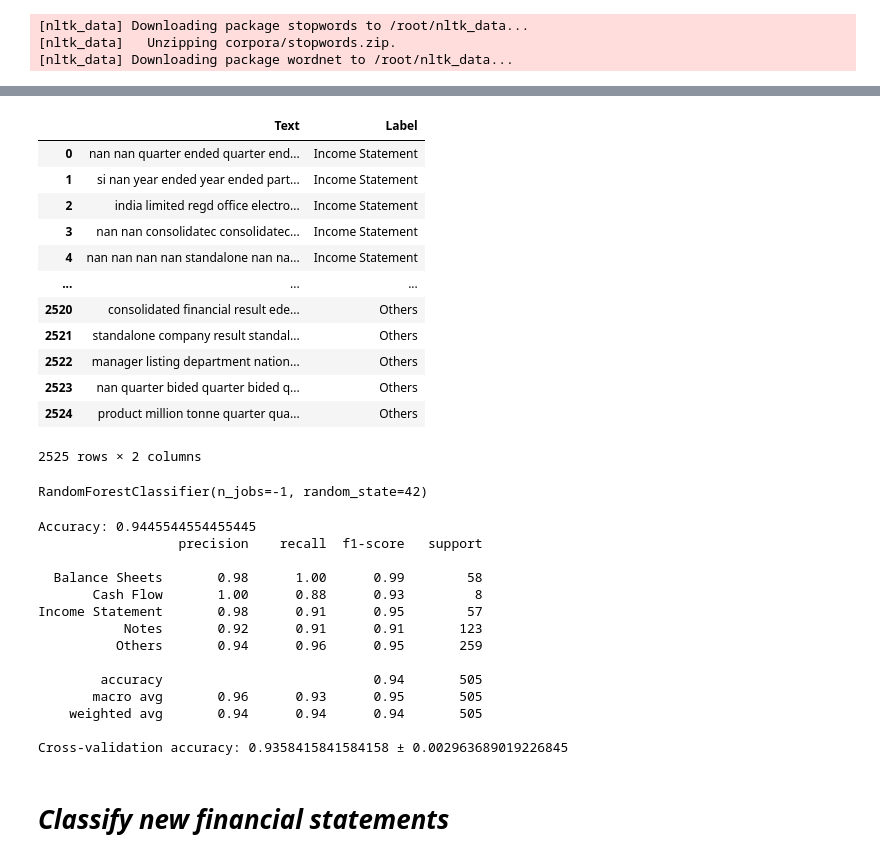
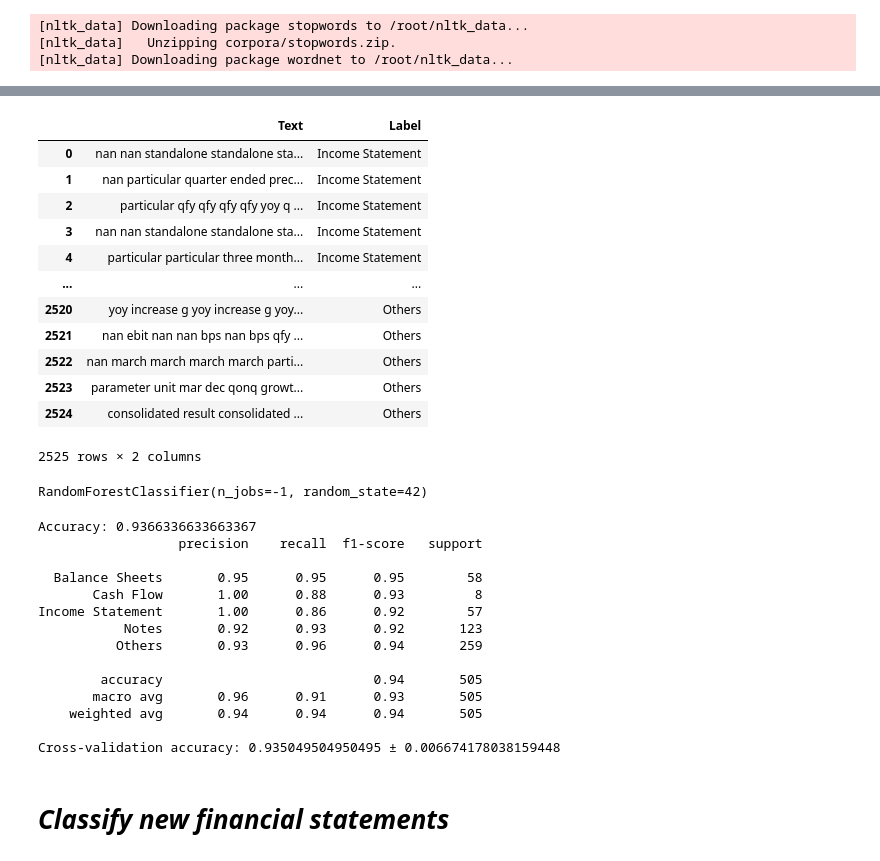
Before and after one commit to KarthikAlagarsamy/FinacPlus, a Jupyter notebook: Karthik_FinacPlus_Assignment.ipynb, the cells around one changed output, grey strips where cells are left out. Saved outputs shown, nothing was run; the diff lists cells and outputs as text; code cells hidden in the pictures.

```diff
--- a/Karthik_FinacPlus_Assignment.ipynb
+++ b/Karthik_FinacPlus_Assignment.ipynb
@@ -73,37 +73,38 @@ for category in categories:
                 soup = BeautifulSoup(file, 'html.parser')         # Parse HTML content
                 tables = soup.find_all('table')                   # Extract all tables in HTML file
 
-                for table in tables:                                  # Iterate over each table
-                    df = pd.read_html(str(table))[0]                  # Convert HTML table to DataFrame
-                    text = ' '.join(df.astype(str).values.flatten())  # Convert table to text
+                for table in tables:                                    # Iterate over each table
+                    dfs = pd.read_html(str(table))                      # Convert HTML table to DataFrame
+                    for df in dfs:                                      # Iterate over each DataFrame
+                      text = ' '.join(df.astype(str).values.flatten())  # Convert table to text
 
-                    # Clean the text
-                    text = re.sub(r'\d+|[^\w\s]', '', text)           # Remove digits and punctuation
-                    text = text.lower()                               # Convert text to lowercase
+                      # Clean the text
+                      text = re.sub(r'\d+|[^\w\s]', '', text)           # Remove digits and punctuation
+                      text = text.lower()                               # Convert text to lowercase
 
-                    words = text.split()                                                              # Split text into words
-                    words = [lemmatizer.lemmatize(word) for word in words if word not in stop_words]  # Remove stopwords and lemmatize
-                    cleaned_text = ' '.join(words)                                                    # Rejoin words into cleaned text
+                      words = text.split()                                                              # Split text into words
+                      words = [lemmatizer.lemmatize(word) for word in words if word not in stop_words]  # Remove stopwords and lemmatize
+                      cleaned_text = ' '.join(words)                                                    # Rejoin words into cleaned text
 
-                    data.append(cleaned_text)                       # Append cleaned text to data list
-                    labels.append(category)                         # Append category label to labels list
+                      data.append(cleaned_text)                       # Append cleaned text to data list
+                      labels.append(category)                         # Append category label to labels list
 # %%
 # Create DataFrame from data and labels
-df = pd.DataFrame({"Text": data, "Label": labels})
-df
+dataframe = pd.DataFrame({"Text": data, "Label": labels})
+dataframe
 # %% [output]
 |  | Text | Label |
-| 0 | nan nan quarter ended quarter end... | Income Statement |
-| 1 | si nan year ended year ended part... | Income Statement |
-| 2 | india limited regd office electro... | Income Statement |
-| 3 | nan nan consolidatec consolidatec... | Income Statement |
-| 4 | nan nan nan nan standalone nan na... | Income Statement |
+| 0 | nan nan standalone standalone sta... | Income Statement |
+| 1 | nan particular quarter ended prec... | Income Statement |
+| 2 | particular qfy qfy qfy qfy yoy q ... | Income Statement |
+| 3 | nan nan standalone standalone sta... | Income Statement |
+| 4 | particular particular three month... | Income Statement |
 | ... | ... | ... |
-| 2520 | consolidated financial result ede... | Others |
-| 2521 | standalone company result standal... | Others |
-| 2522 | manager listing department nation... | Others |
-| 2523 | nan quarter bided quarter bided q... | Others |
-| 2524 | product million tonne quarter qua... | Others |
+| 2520 | yoy increase g yoy increase g yoy... | Others |
+| 2521 | nan ebit nan nan bps nan bps qfy ... | Others |
+| 2522 | nan march march march march parti... | Others |
+| 2523 | parameter unit mar dec qonq growt... | Others |
+| 2524 | consolidated result consolidated ... | Others |
 2525 rows × 2 columns
 # %%
 # Vectorize the cleaned text data using TF-IDF
@@ -134,20 +135,20 @@ print(classification_report(y_test, y_pred))
 cv_scores = cross_val_score(classification, X, labels, cv=5)
 print(f'Cross-validation accuracy: {cv_scores.mean()} ± {cv_scores.std()}')
 # %% [output]
-Accuracy: 0.9445544554455445
+Accuracy: 0.9366336633663367
                   precision    recall  f1-score   support
 
-  Balance Sheets       0.98      1.00      0.99        58
+  Balance Sheets       0.95      0.95      0.95        58
        Cash Flow       1.00      0.88      0.93         8
-Income Statement       0.98      0.91      0.95        57
-           Notes       0.92      0.91      0.91       123
-          Others       0.94      0.96      0.95       259
+Income Statement       1.00      0.86      0.92        57
+           Notes       0.92      0.93      0.92       123
+          Others       0.93      0.96      0.94       259
 
         accuracy                           0.94       505
-       macro avg       0.96      0.93      0.95       505
+       macro avg       0.96      0.91      0.93       505
     weighted avg       0.94      0.94      0.94       505
 
-Cross-validation accuracy: 0.9358415841584158 ± 0.002963689019226845
+Cross-validation accuracy: 0.935049504950495 ± 0.006674178038159448
 # %% [markdown]
 # *Classify new financial statements*
 # %%
```
Also changed, not shown: parts of 1 cell of this notebook.
